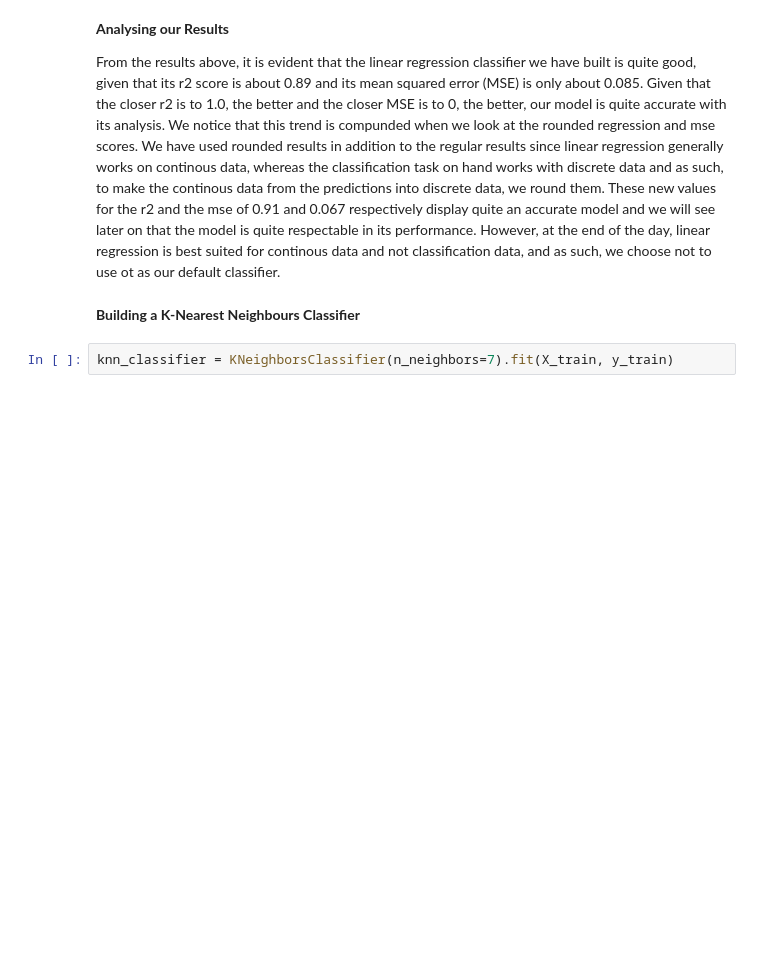
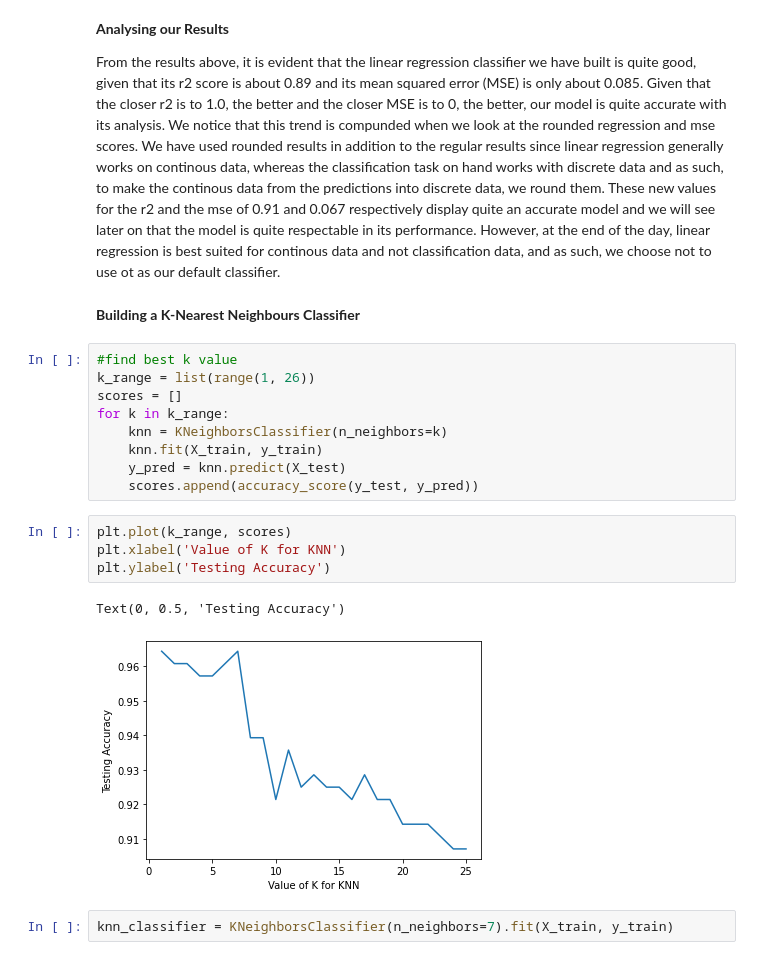
Before and after one commit to CanDIG/federated-learning, a Jupyter notebook: examples/synthea-breast-cancer/Ali_Laiba_syntheaEDA/SyntheaClassifiers.ipynb, the cells around one changed output. Drawn from its saved outputs; the diff is of its cells as text; blank space fills up the shorter version.

```diff
--- a/examples/synthea-breast-cancer/Ali_Laiba_syntheaEDA/SyntheaClassifiers.ipynb
+++ b/examples/synthea-breast-cancer/Ali_Laiba_syntheaEDA/SyntheaClassifiers.ipynb
@@ -232,6 +232,22 @@ From the results above, it is evident that the linear regression classifier we h
 # %% [markdown]
 <a id='KNNClassifier'></a>
 **Building a K-Nearest Neighbours Classifier**
+# %%
+#find best k value
+k_range = list(range(1, 26))
+scores = []
+for k in k_range:
+    knn = KNeighborsClassifier(n_neighbors=k)
+    knn.fit(X_train, y_train)
+    y_pred = knn.predict(X_test)
+    scores.append(accuracy_score(y_test, y_pred))
+# %%
+plt.plot(k_range, scores)
+plt.xlabel('Value of K for KNN')
+plt.ylabel('Testing Accuracy')
+# %% [output]
+Text(0, 0.5, 'Testing Accuracy')
+[figure, added]
 # %%
 knn_classifier = KNeighborsClassifier(n_neighbors=7).fit(X_train, y_train)
 # %% [markdown]
```
Also changed, not shown: parts of 17 cells of this notebook, 1 other file.
